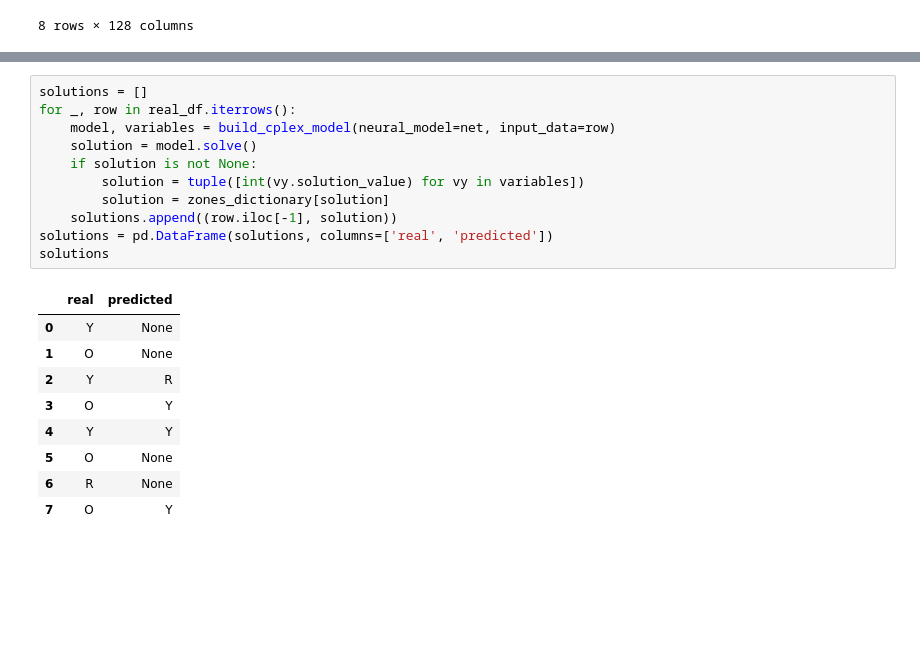
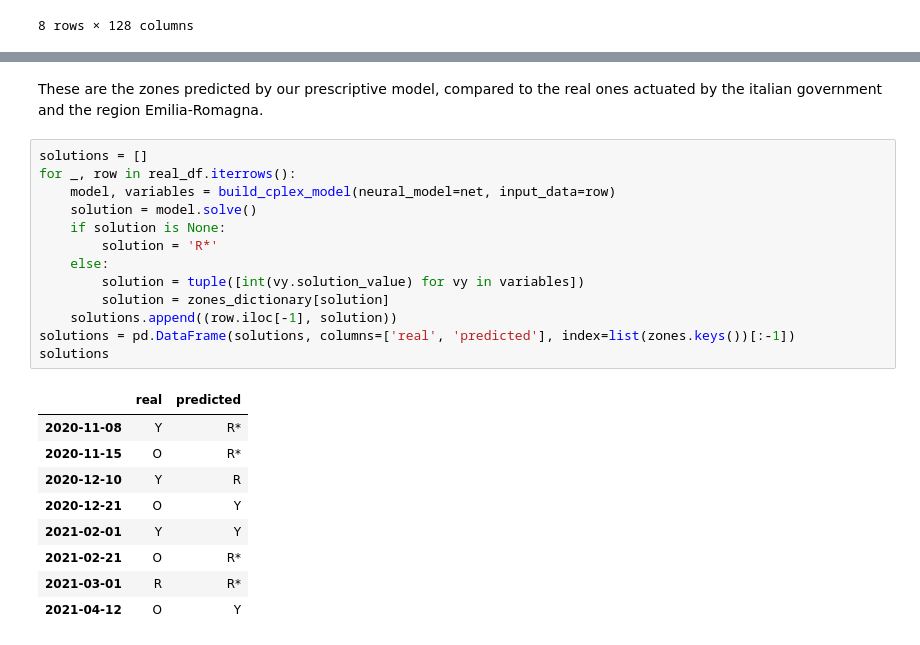
Before and after one commit to LIA-UniBo/EpidemicModelLearning, a Jupyter notebook: notebooks/5. Empirical Model.ipynb, the cells around one changed output, grey strips where cells are left out. Drawn from its saved outputs; the diff is of its cells as text; blank space fills up the shorter version.

```diff
--- a/notebooks/5. Empirical Model.ipynb
+++ b/notebooks/5. Empirical Model.ipynb
@@ -103,23 +141,27 @@ def build_cplex_model(neural_model, input_data, rolling_days=7):
     cplex_model.minimize(sum([idx * d for idx, d in enumerate(decision_variables)]))
     return cplex_model, decision_variables
+# %% [markdown]
+These are the zones predicted by our prescriptive model, compared to the real ones actuated by the italian government and the region Emilia-Romagna.
 # %%
 solutions = []
 for _, row in real_df.iterrows():
     model, variables = build_cplex_model(neural_model=net, input_data=row)
     solution = model.solve()
-    if solution is not None:
+    if solution is None:
+        solution = 'R*'
+    else:
         solution = tuple([int(vy.solution_value) for vy in variables])
         solution = zones_dictionary[solution]
     solutions.append((row.iloc[-1], solution))
-solutions = pd.DataFrame(solutions, columns=['real', 'predicted'])
+solutions = pd.DataFrame(solutions, columns=['real', 'predicted'], index=list(zones.keys())[:-1])
 solutions
 # %% [output]
 |  | real | predicted |
-| 0 | Y | None |
-| 1 | O | None |
-| 2 | Y | R |
-| 3 | O | Y |
-| 4 | Y | Y |
-| 5 | O | None |
-| 6 | R | None |
-| 7 | O | Y |
+| 2020-11-08 | Y | R* |
+| 2020-11-15 | O | R* |
+| 2020-12-10 | Y | R |
+| 2020-12-21 | O | Y |
+| 2021-02-01 | Y | Y |
+| 2021-02-21 | O | R* |
+| 2021-03-01 | R | R* |
+| 2021-04-12 | O | Y |
```
Also changed, not shown: parts of 10 cells of this notebook, 1 other file.
